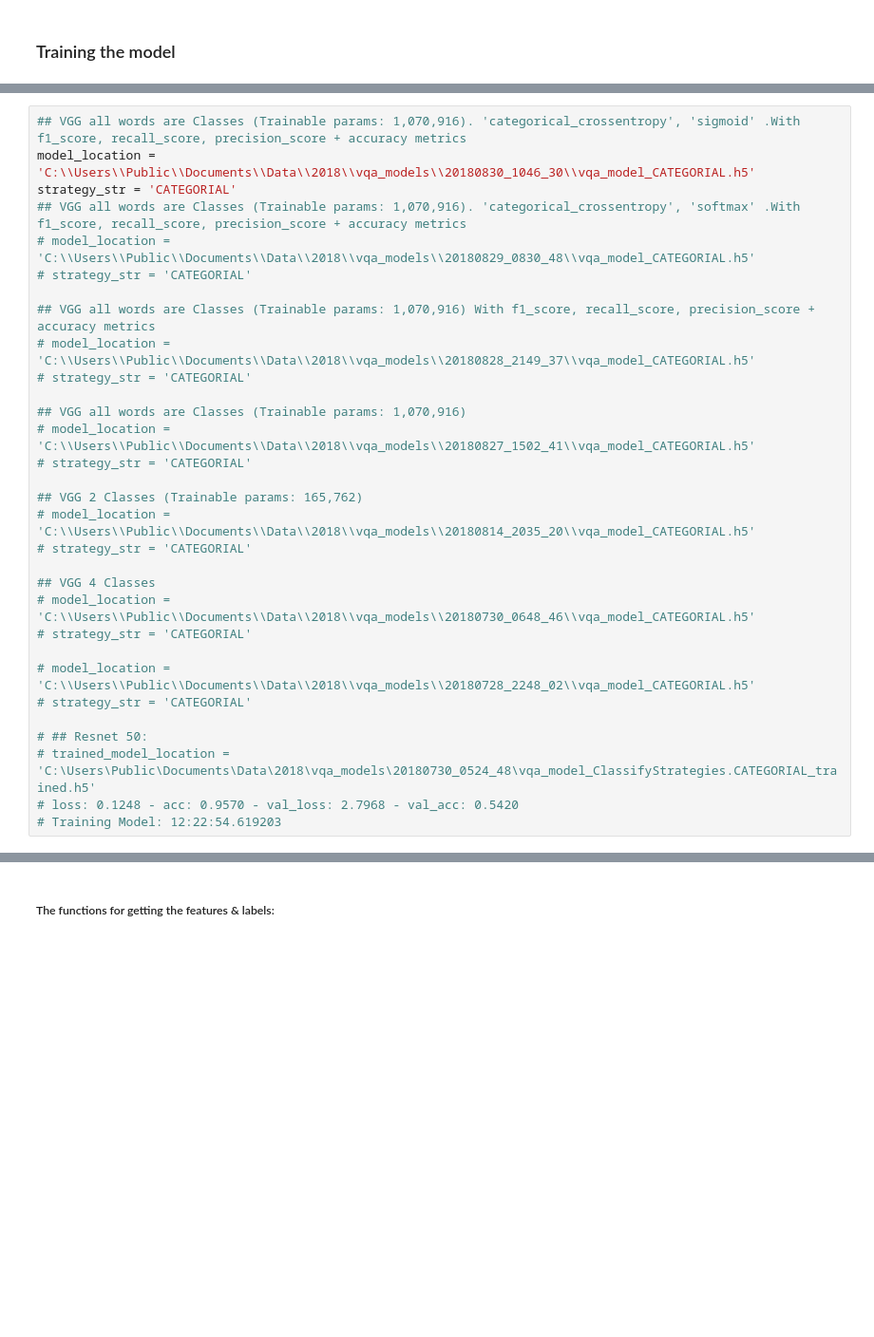
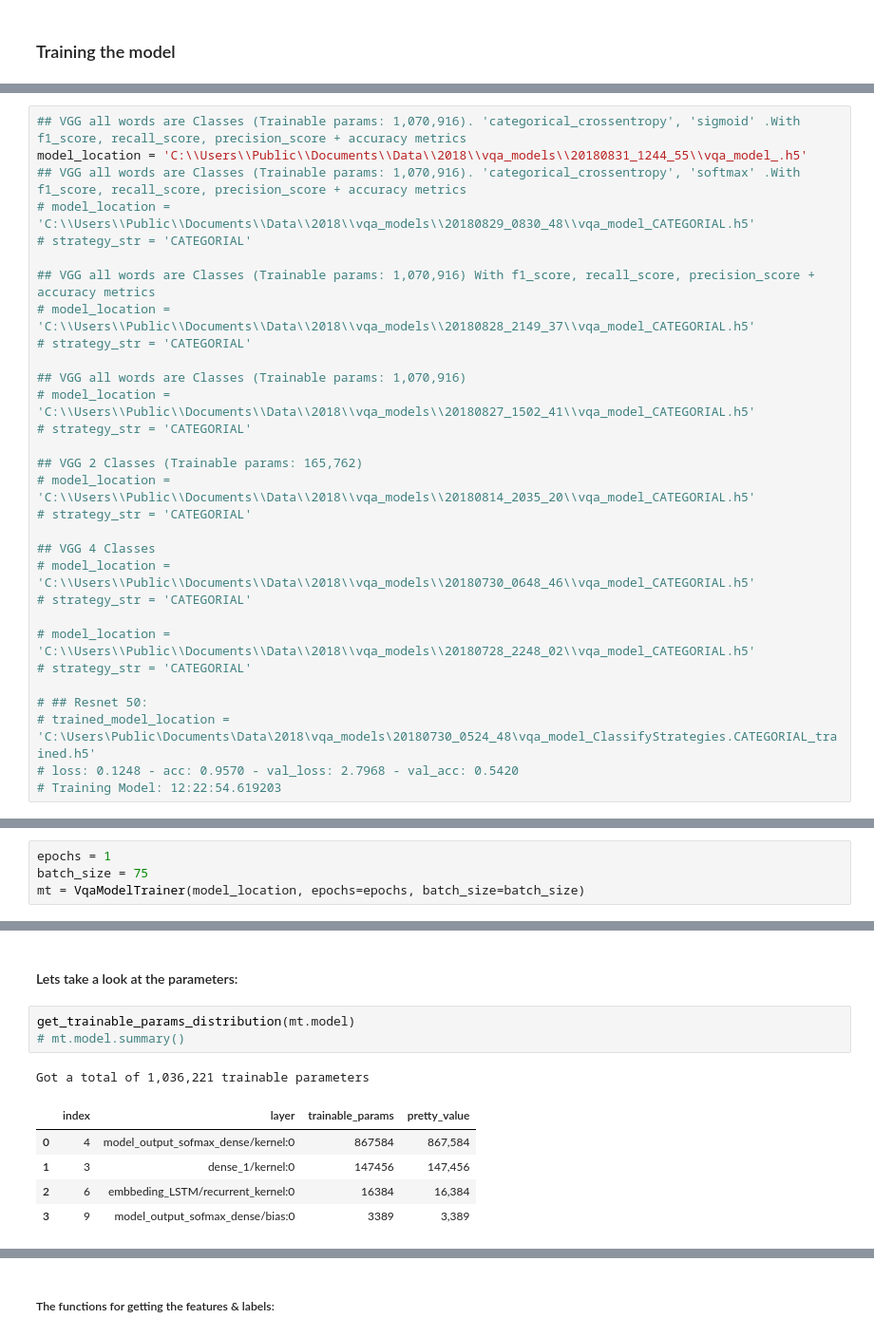
Before and after one commit to turner11/VQA-MED, a Jupyter notebook: VQA-MED/VQA.Python/4_training_model.ipynb, the cells around one changed output, grey strips where cells are left out. Shown at 95% size. Drawn from its saved outputs; the diff is of its cells as text; blank space fills up the shorter version.

```diff
--- a/VQA-MED/VQA.Python/4_training_model.ipynb
+++ b/VQA-MED/VQA.Python/4_training_model.ipynb
@@ -3,7 +11,6 @@
 # %%
 ## VGG all words are Classes (Trainable params: 1,070,916). 'categorical_crossentropy', 'sigmoid' .With f1_score, recall_score, precision_score + accuracy metrics
-model_location = 'C:\\Users\\Public\\Documents\\Data\\2018\\vqa_models\\20180830_1046_30\\vqa_model_CATEGORIAL.h5'
-strategy_str = 'CATEGORIAL'
+model_location = 'C:\\Users\\Public\\Documents\\Data\\2018\\vqa_models\\20180831_1244_55\\vqa_model_.h5'
 ## VGG all words are Classes (Trainable params: 1,070,916). 'categorical_crossentropy', 'softmax' .With f1_score, recall_score, precision_score + accuracy metrics
 # model_location = 'C:\\Users\\Public\\Documents\\Data\\2018\\vqa_models\\20180829_0830_48\\vqa_model_CATEGORIAL.h5'
 # strategy_str = 'CATEGORIAL'
@@ -33,0 +43,4 @@ strategy_str = 'CATEGORIAL'
+# %%
+epochs = 1
+batch_size = 75
+mt = VqaModelTrainer(model_location, epochs=epochs, batch_size=batch_size)
@@ -33,0 +52,12 @@ strategy_str = 'CATEGORIAL'
+# %% [markdown]
+#### Lets take a look at the parameters:
+# %%
+get_trainable_params_distribution(mt.model)
+# mt.model.summary()
+# %% [output]
+Got a total of 1,036,221 trainable parameters
+|  | index | layer | trainable_params | pretty_value |
+| 0 | 4 | model_output_sofmax_dense/kernel:0 | 867584 | 867,584 |
+| 1 | 3 | dense_1/kernel:0 | 147456 | 147,456 |
+| 2 | 6 | embbeding_LSTM/recurrent_kernel:0 | 16384 | 16,384 |
+| 3 | 9 | model_output_sofmax_dense/bias:0 | 3389 | 3,389 |
```
Also changed, not shown: parts of 38 cells of this notebook, 15 other files.
